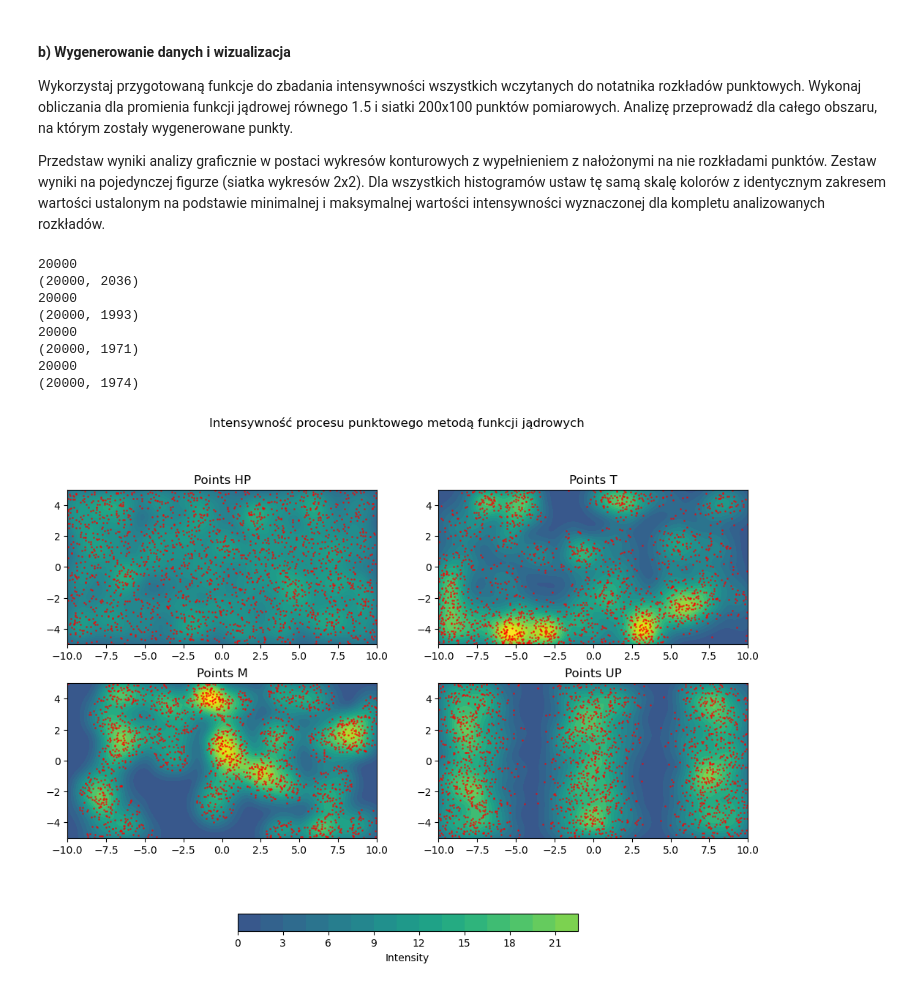
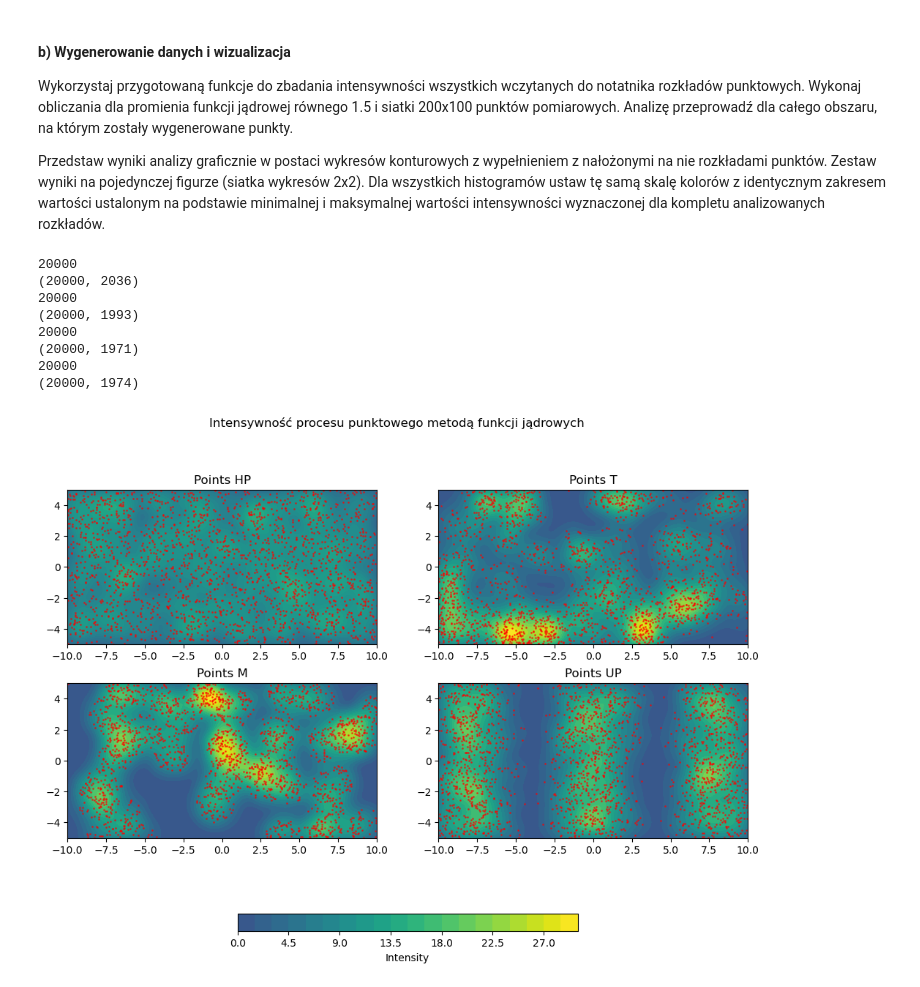
Before and after one commit to ArsBeneMoriendi/analiza_danych_przestrzennych, a Jupyter notebook: ZZ02/ZZ02.ipynb, the cells around one changed output. Cells and saved outputs as stored; diff of their text form; code cells hidden in the pictures.

```diff
--- a/ZZ02/ZZ02.ipynb
+++ b/ZZ02/ZZ02.ipynb
@@ -170,19 +170,18 @@ all = np.array([intensity_HP[0], intensity_UP[0], intensity_M[0], intensity_T[0]
 min = all.min()
 max = all.max()
 
-fig, axis = plt.subplots(2, 2, figsize=(15, 10))
+fig, axis = plt.subplots(2, 2, figsize=(15, 10), facecolor="white")
 titles = ['Points HP', 'Points UP', 'Points M', 'Points T']
 intensity_data = [intensity_HP, intensity_UP, intensity_M, intensity_T]
 points_data = [points_HP, points_UP, points_M, points_T]
 
 for ax, intensity, points, title in zip(axis.ravel(), intensity_data, points_data, titles):
     c = ax.pcolormesh(intensity[1], intensity[2], intensity[0], shading='auto', vmin=min, vmax=max, cmap='viridis')
-    ax.scatter(points['X'], points['Y'], color='red', s=2, alpha=0.6)
+    ax.scatter(points['X'], points['Y'], color='red', s=1, alpha=0.6)
     ax.set_title(title)
-    ax.set_xlabel('X')
-    ax.set_ylabel('Y')
     ax.set_aspect(1)
 
-fig.colorbar(c, ax=axis[:,:], shrink=0.5, location='top', label='Intensity')
+fig.suptitle("Intensywność procesu punktowego metodą szacowania lokalnego")
+fig.colorbar(c, ax=axis, shrink=0.5, location='bottom', label='Intensity')
 plt.show()
 # %% [output]
@@ -294,33 +293,33 @@ axis[1, 0].scatter(data=points_M, x="X", y="Y", color='red', s=1, alpha=0.6)
 axis[1,0].set_xlim(-10, 10)
 axis[1,0].set_ylim(-5, 5)
 axis[1,0].set_aspect(1)
 axis[1,0].set_title("Points M")
 
 c3 = axis[0,1].tricontourf(intensity3_plot["X"],intensity3_plot["Y"],intensity3_plot["I"], levels=20, vmin=min, vmax=max)
 axis[0,1].scatter(data=points_T, x="X", y="Y", color='red', s=1, alpha=0.6)
 axis[0,1].set_xlim(-10, 10)
 axis[0,1].set_ylim(-5, 5)
 axis[0,1].set_aspect(1)
 axis[0,1].set_title("Points T")
 
 c4 = axis[1,1].tricontourf(intensity4_plot["X"],intensity4_plot["Y"],intensity4_plot["I"], levels=20, vmin=min, vmax=max)
-axis[1, 1].scatter(data=points_UP, x="X", y="Y", color='red', s=1, alpha=0.6)
+axis[1,1].scatter(data=points_UP, x="X", y="Y", color='red', s=1, alpha=0.6)
 axis[1,1].set_xlim(-10, 10)
 axis[1,1].set_ylim(-5, 5)
 axis[1,1].set_aspect(1)
 axis[1,1].set_title("Points UP")
 
-fig.colorbar(c4, ax=axis, shrink=0.5, location='bottom', label='Intensity')
+fig.colorbar(c2, ax=axis, shrink=0.5, location='bottom', label='Intensity')
 fig.suptitle("Intensywność procesu punktowego metodą funkcji jądrowych")
 
 plt.show()
 # %% [output]
 20000
 (20000, 2036)
 20000
 (20000, 1993)
 20000
 (20000, 1971)
 20000
 (20000, 1974)
-[figure, old version]
+[figure, new version]
```
Also changed, not shown: parts of 1 cell of this notebook, 1 other file.
